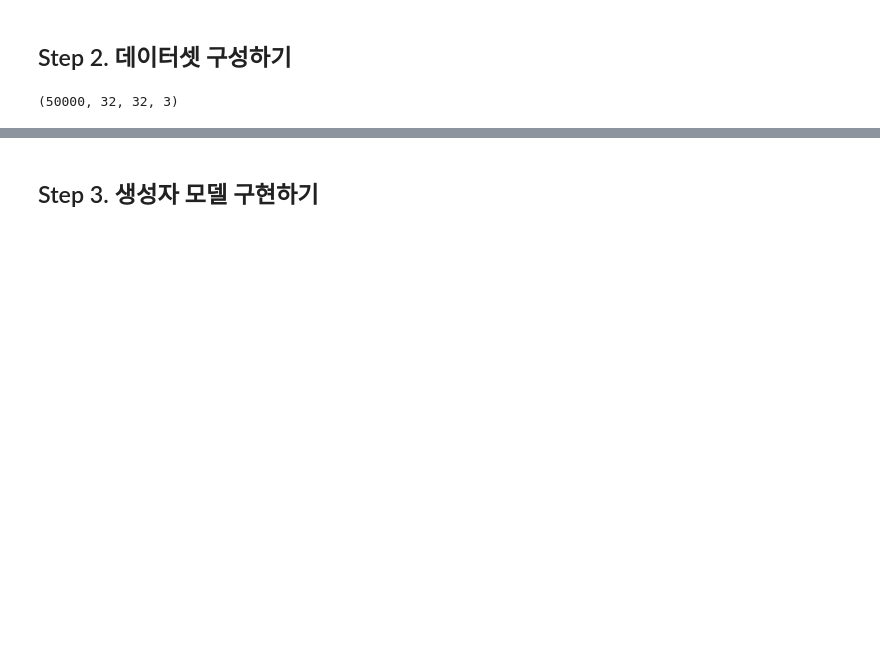
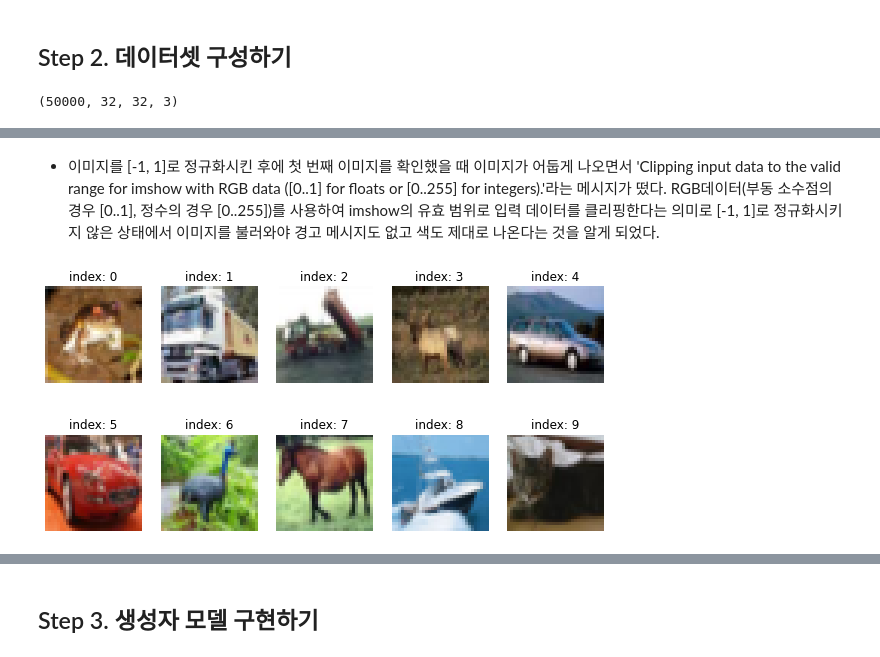
Before and after one commit to soy53/AIFFEL, a Jupyter notebook: Exploration/[E-11]Generator_modeling.ipynb, the cells around one changed output, grey strips where cells are left out. Saved outputs shown, nothing was run; the diff lists cells and outputs as text; code cells hidden in the pictures; blank space fills up the shorter version.

```diff
--- a/Exploration/[E-11]Generator_modeling.ipynb
+++ b/Exploration/[E-11]Generator_modeling.ipynb
@@ -30,0 +47,14 @@ train_x.shape
+# %% [markdown]
+- 이미지를 [-1, 1]로 정규화시킨 후에 첫 번째 이미지를 확인했을 때 이미지가 어둡게 나오면서 'Clipping input data to the valid range for imshow with RGB data ([0..1] for floats or [0..255] for integers).'라는 메시지가 떴다. RGB데이터(부동 소수점의 경우 [0..1], 정수의 경우 [0..255])를 사용하여 imshow의 유효 범위로 입력 데이터를 클리핑한다는 의미로 [-1, 1]로 정규화시키지 않은 상태에서 이미지를 불러와야 경고 메시지도 없고 색도 제대로 나온다는 것을 알게 되었다.
+# %%
+# for문을 이용해 10개 확인하기
+plt.figure(figsize=(10, 5))
+
+for i in range(10):
+    plt.subplot(2, 5, i+1)
+    plt.imshow(train_x[i].reshape(32, 32, 3))
+    plt.title(f'index: {i}')
+    plt.axis('off')
+plt.show()
+# %% [output]
+[figure, added]
```
Also changed, not shown: parts of 46 cells of this notebook.
